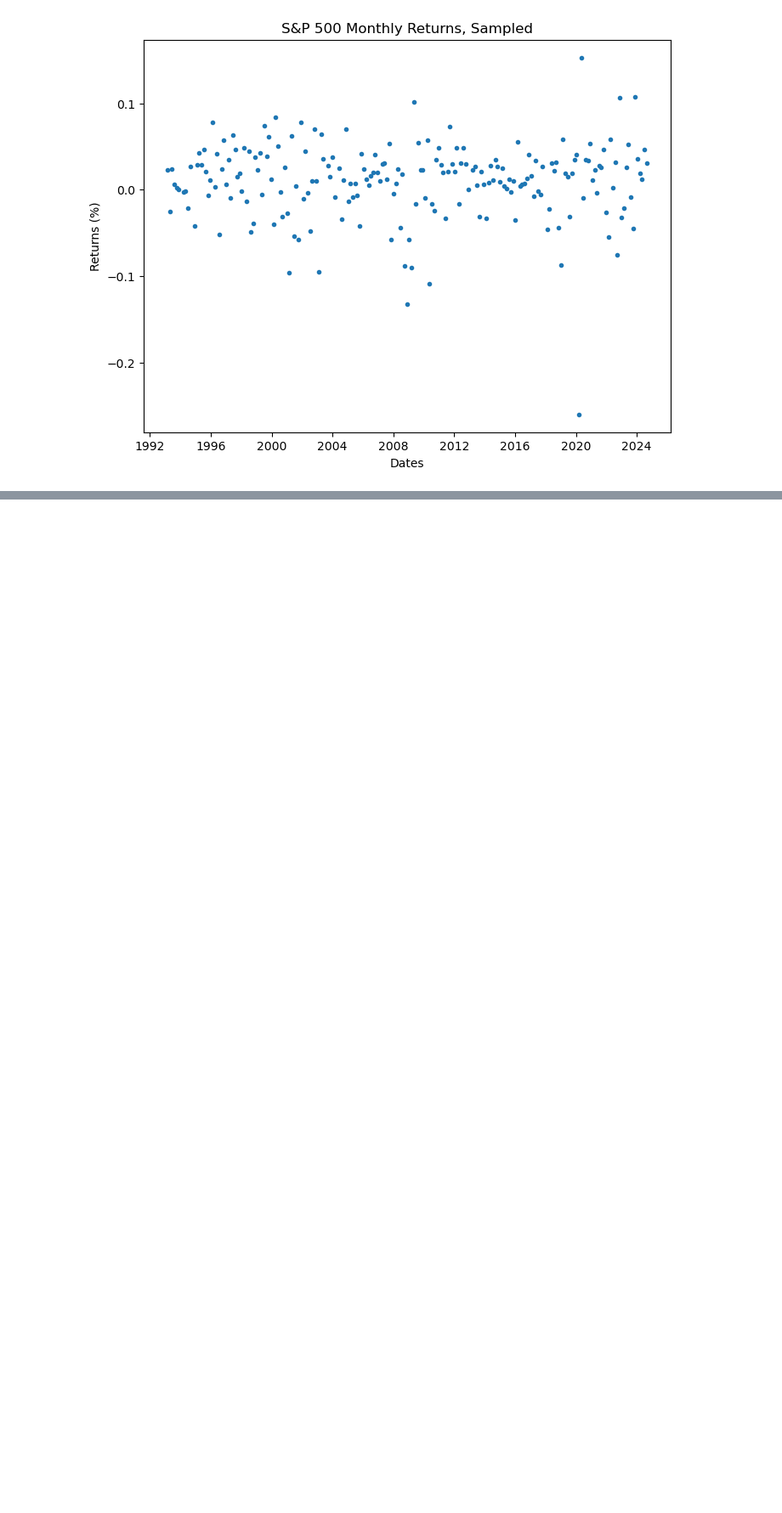
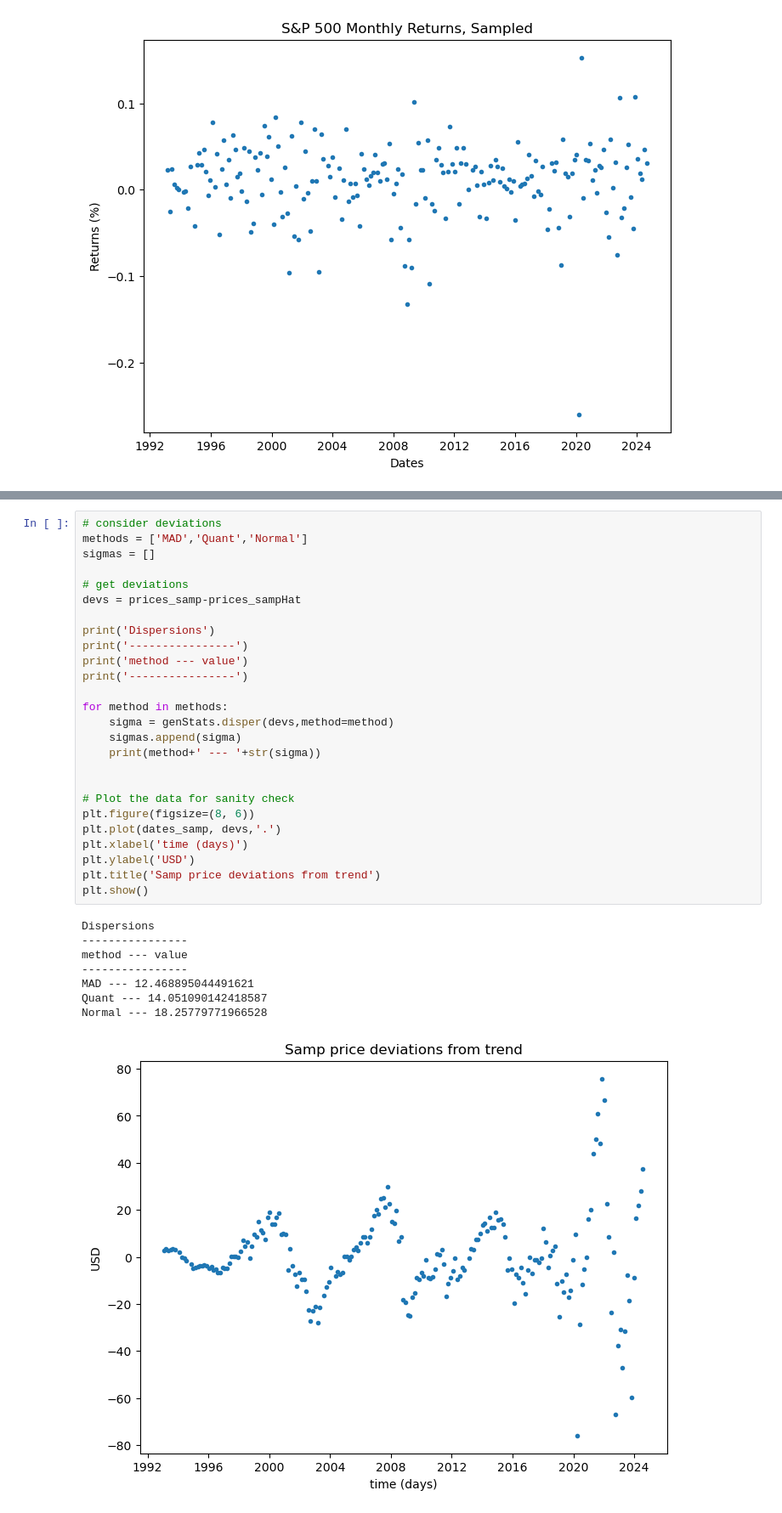
Before and after one commit to Rtasseff/condor_test, a Jupyter notebook: project/202410_initRefact_spy.ipynb, the cells around one changed output, grey strips where cells are left out. Shown at 85% size. Saved outputs shown, nothing was run; the diff lists cells and outputs as text; blank space fills up the shorter version.

```diff
--- a/project/202410_initRefact_spy.ipynb
+++ b/project/202410_initRefact_spy.ipynb
@@ -307,0 +397,35 @@ We did the same here.
+# %%
+# consider deviations
+methods = ['MAD','Quant','Normal']
+sigmas = []
+
+# get deviations
+devs = prices_samp-prices_sampHat
+
+print('Dispersions')
+print('----------------')
+print('method --- value')
+print('----------------')
+
+for method in methods:
+    sigma = genStats.disper(devs,method=method)
+    sigmas.append(sigma)
+    print(method+' --- '+str(sigma))
+
+
+# Plot the data for sanity check
+plt.figure(figsize=(8, 6))
+plt.plot(dates_samp, devs,'.')
+plt.xlabel('time (days)')
+plt.ylabel('USD')
+plt.title('Samp price deviations from trend')
+plt.show()
+# %% [output]
+Dispersions
+----------------
+method --- value
+----------------
+MAD --- 12.468895044491621
+Quant --- 14.051090142418587
+Normal --- 18.25779771966528
+[figure, added]
```
Also changed, not shown: parts of 5 cells of this notebook, 1 other file.
